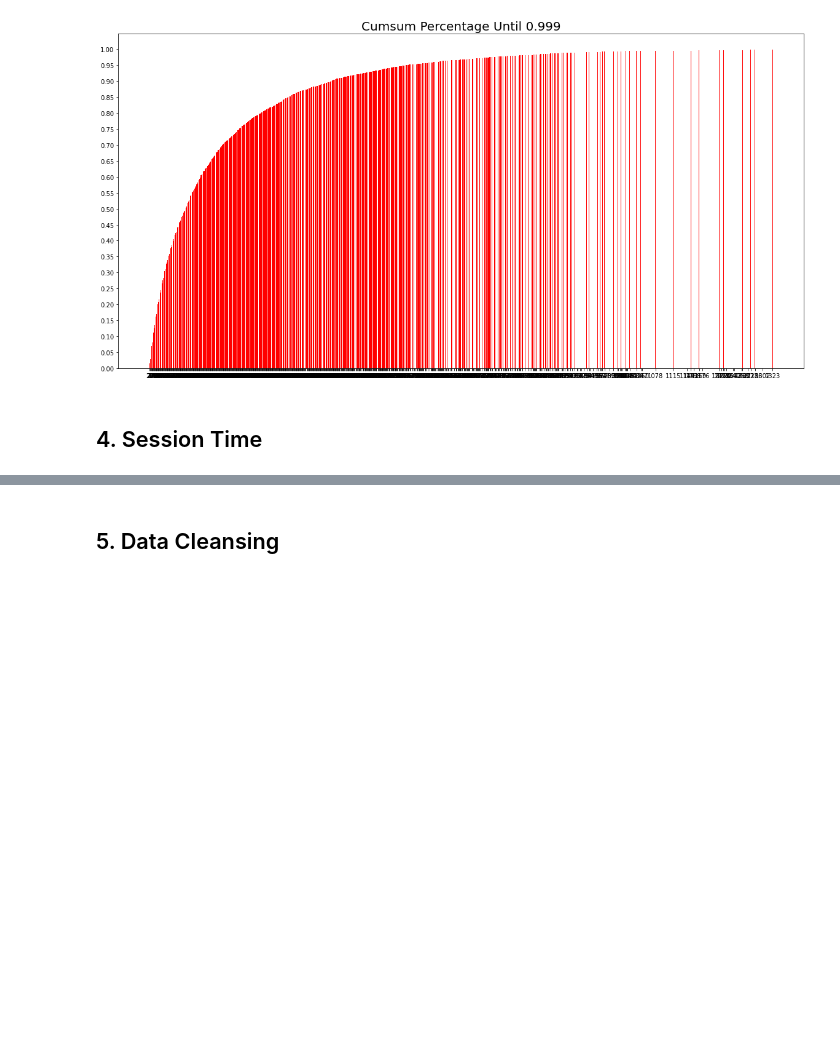
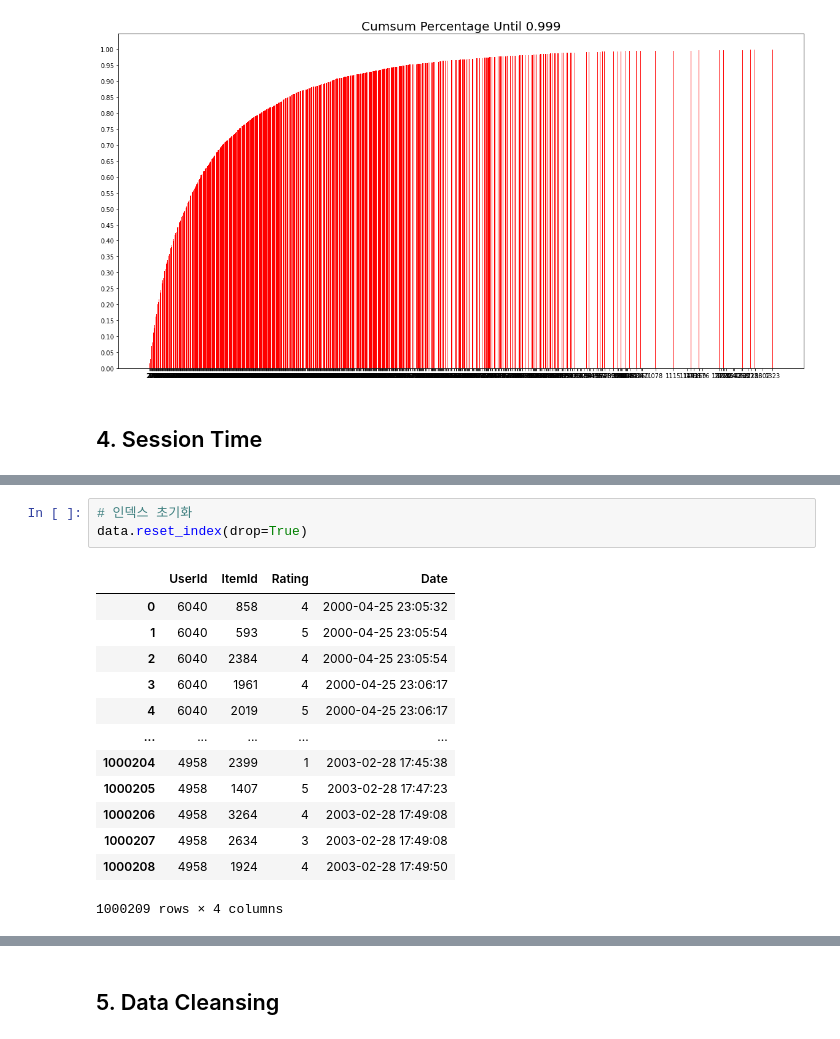
Before and after one commit to woongcheol/AIFFEL-PROJECT, a Jupyter notebook: AIFFEL-EXPLORE/exploration/E12/E12_Session_based_Recommendation.ipynb, the cells around one changed output, grey strips where cells are left out. Cells and saved outputs as stored; diff of their text form; blank space fills up the shorter version.

```diff
--- a/AIFFEL-EXPLORE/exploration/E12/E12_Session_based_Recommendation.ipynb
+++ b/AIFFEL-EXPLORE/exploration/E12/E12_Session_based_Recommendation.ipynb
@@ -135,2 +157,19 @@ plt.show()
+# %%
+# 인덱스 초기화
+data.reset_index(drop=True)
+# %% [output]
+|  | UserId | ItemId | Rating | Date |
+| 0 | 6040 | 858 | 4 | 2000-04-25 23:05:32 |
+| 1 | 6040 | 593 | 5 | 2000-04-25 23:05:54 |
+| 2 | 6040 | 2384 | 4 | 2000-04-25 23:05:54 |
+| 3 | 6040 | 1961 | 4 | 2000-04-25 23:06:17 |
+| 4 | 6040 | 2019 | 5 | 2000-04-25 23:06:17 |
+| ... | ... | ... | ... | ... |
+| 1000204 | 4958 | 2399 | 1 | 2003-02-28 17:45:38 |
+| 1000205 | 4958 | 1407 | 5 | 2003-02-28 17:47:23 |
+| 1000206 | 4958 | 3264 | 4 | 2003-02-28 17:49:08 |
+| 1000207 | 4958 | 2634 | 3 | 2003-02-28 17:49:08 |
+| 1000208 | 4958 | 1924 | 4 | 2003-02-28 17:49:50 |
+1000209 rows × 4 columns
 # %%
 # 데이터 시간 관련 정보
```
Also changed, not shown: parts of 28 cells of this notebook, 1 other file.
